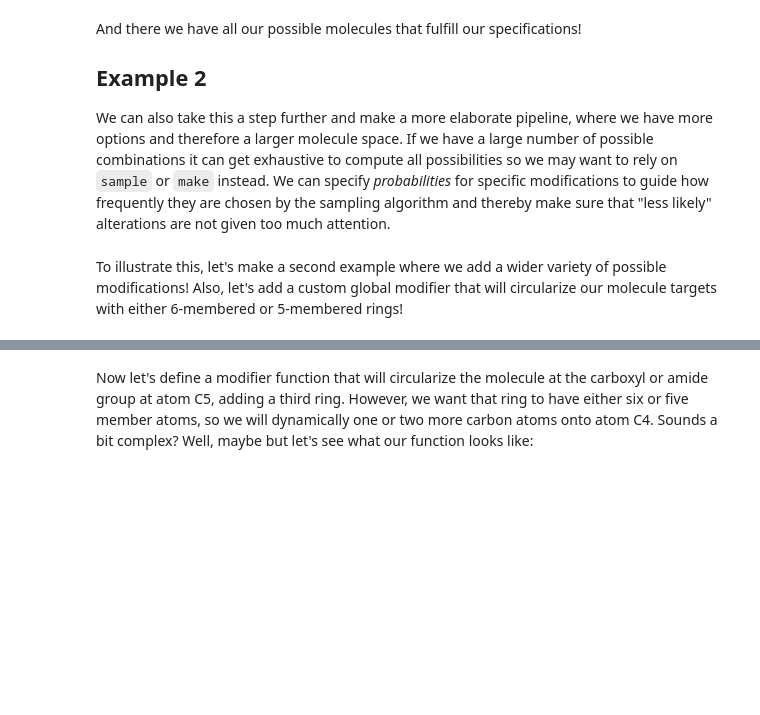
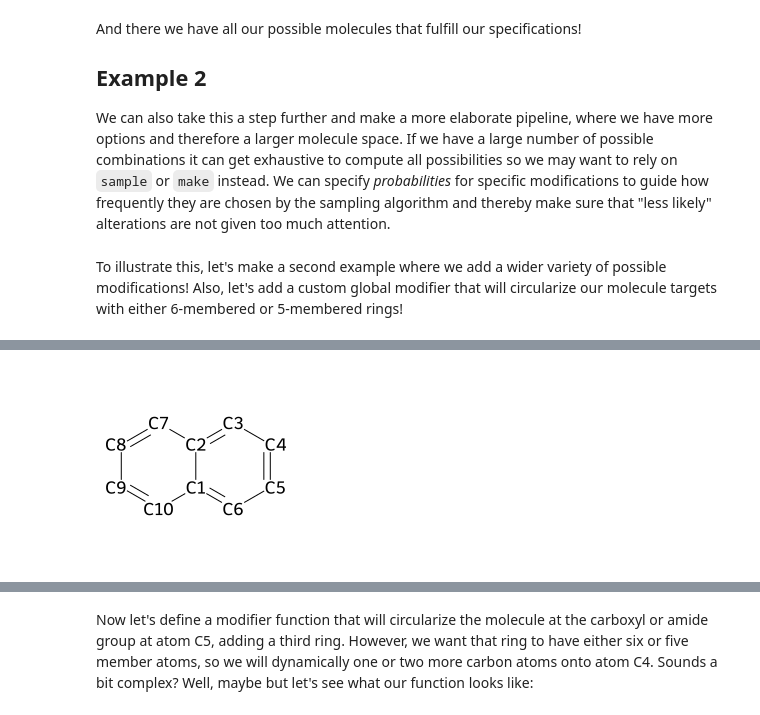
Before and after one commit to NoahHenrikKleinschmidt/buildamol, a Jupyter notebook: docs/examples/derivator_example.ipynb, the cells around one changed output, grey strips where cells are left out. Saved outputs shown, nothing was run; the diff lists cells and outputs as text; code cells hidden in the pictures; blank space fills up the shorter version.

```diff
--- a/docs/examples/derivator_example.ipynb
+++ b/docs/examples/derivator_example.ipynb
@@ -99,5 +102,5 @@ To illustrate this, let's make a second example where we add a wider variety of
 start = bam.read_smiles("C1(C=CC=C2)=C2C=CC=C1")
 start.autolabel()
 # so that we know which atom is where
-start.plotly().show()
+start.draw2d(atoms="id", linewidth=2).draw(background="white", width=200, height=200)
 # %% [output]
@@ -105,3 +107,4 @@ When grouping with a length-1 list-like, you will need to pass a length-1 tuple
+[figure, added]
 # %%
 
 derivator = Derivator(start)
```
Also changed, not shown: parts of 9 cells of this notebook, 10 other files.
